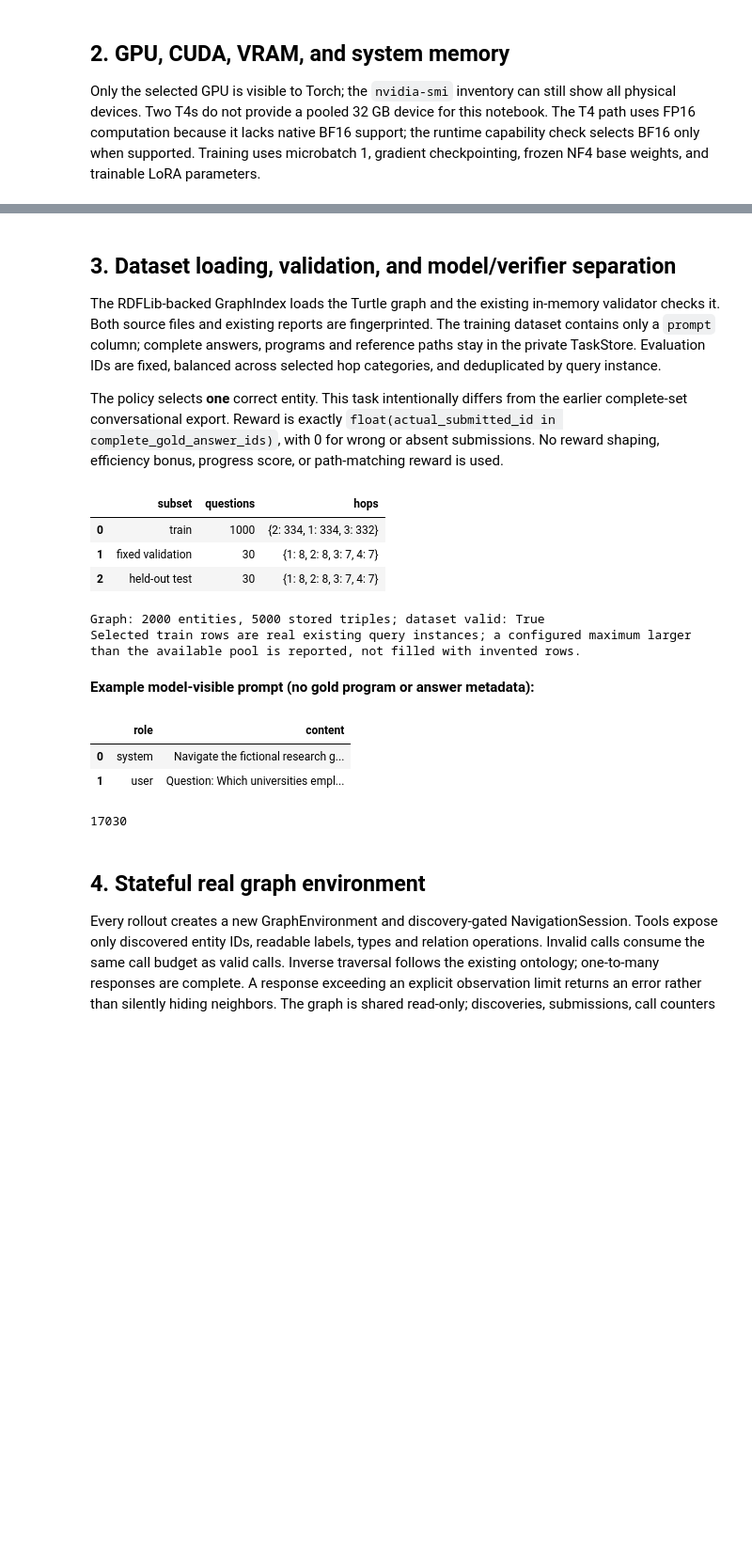
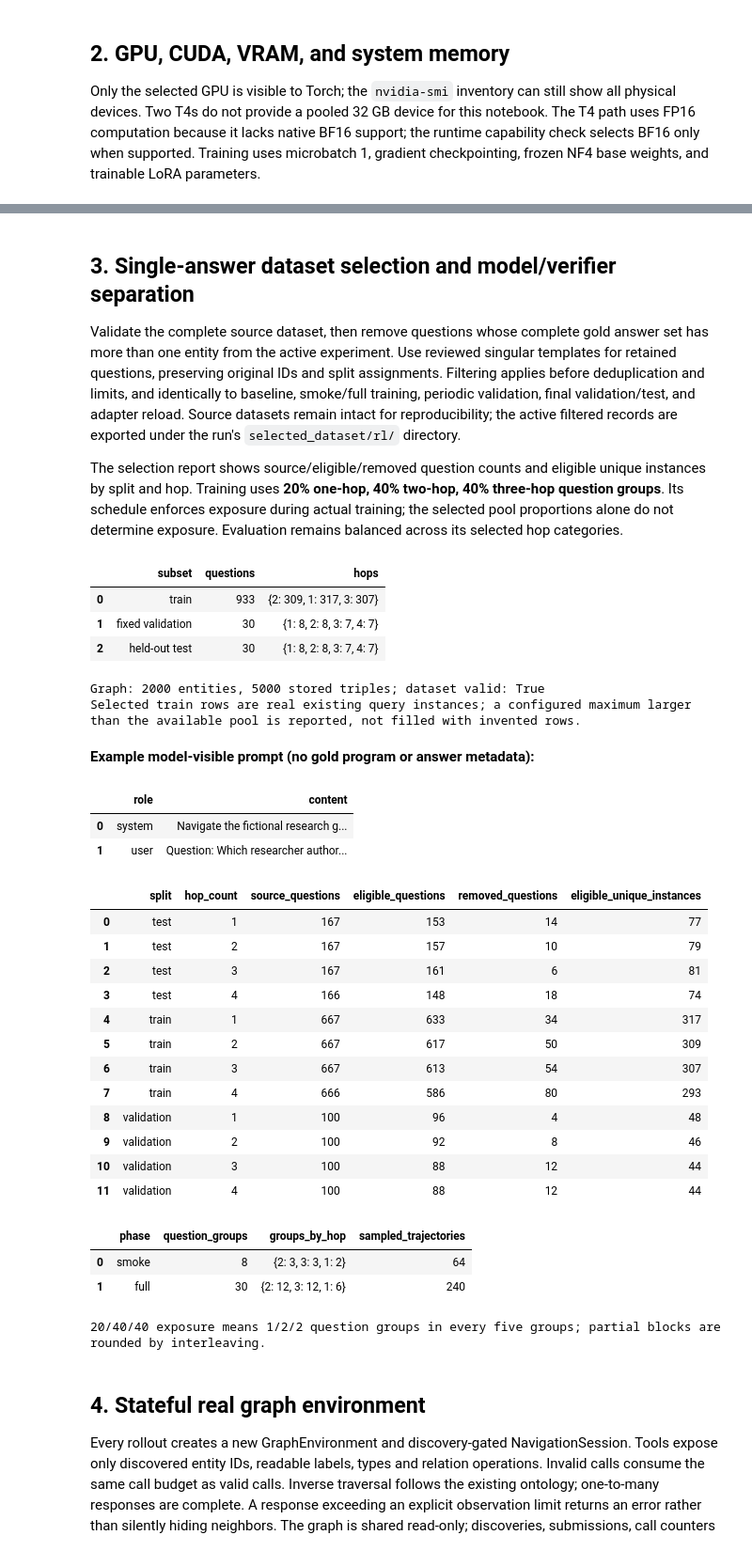
Before and after one commit to AlirezaAK2000/kg-navigation-rlvr, a Jupyter notebook: notebooks/02_grpo_training_kaggle.ipynb, the cells around one changed output, grey strips where cells are left out. Shown at 94% size. Saved outputs shown, nothing was run; the diff lists cells and outputs as text; code cells hidden in the pictures; blank space fills up the shorter version.

```diff
--- a/notebooks/02_grpo_training_kaggle.ipynb
+++ b/notebooks/02_grpo_training_kaggle.ipynb
@@ -61,12 +61,14 @@ INSPECT_EXAMPLES = 3           # display stored episodes, without extra inferenc
 INSPECT_OFFSET = 0             # choose another consecutive slice; same indices for base/trained validation
 RUN_SMOKE_TEST = True
 RUN_FULL_TRAINING = False
-RUN_NAME = "kg_grpo_seed41"
+RUN_NAME = "kg_grpo_seed41_v2"
 SELECTED_GPU = "0"  # expose one device BEFORE importing torch
 
 MODEL_NAME = "Qwen/Qwen3-1.7B"
 MODEL_REVISION_OVERRIDE = None  # immutable known revision selected below
-TRAIN_HOPS = [1, 2, 3]         # any nonempty combination of [1, 2, 3, 4] is supported
+TRAIN_HOPS = [1, 2, 3]
+TRAIN_HOP_EXPOSURE = {1: 0.2, 2: 0.4, 3: 0.4}  # proportions of actual sampled question groups
+SINGLE_ANSWER_ONLY = True     # excludes multi-answer queries from every model phase
 EVAL_HOPS = [1, 2, 3, 4]
 MAX_TRAIN_EXAMPLES = 1000       # limit, not a request to invent additional rows
 BASELINE_EVAL_SIZE = 30
@@ -74,9 +76,9 @@ TEST_EVAL_SIZE = 30
 RELOAD_EVAL_SIZE = 3
 SEED = 41
 
-NUM_GENERATIONS = 4
+NUM_GENERATIONS = 8
 LORA_R, LORA_ALPHA = 8, 16
-GRADIENT_ACCUMULATION_STEPS = 4
+GRADIENT_ACCUMULATION_STEPS = 8
 LEARNING_RATE = 5e-6
 MAX_TOOL_CALLS = 12           # four discovery/traversal pairs + submission need 9 calls
 MAX_TURN_TOKENS = 128
@@ -85,7 +87,7 @@ MAX_PROMPT_TOKENS = 1024
 MAX_CONTEXT_TOKENS = 3072
 MAX_NEIGHBORS_PER_RESPONSE = 16
 MAX_OBSERVATION_CHARS = 4000
-SMOKE_TEST_STEPS = 8         # 8 groups / 32 sampled episodes with the default G=4, accumulation=4
+SMOKE_TEST_STEPS = 8         # 8 groups / 64 sampled episodes with the default G=8, accumulation=8
 INITIAL_TRAINING_STEPS = 30
 SAVE_STEPS = 10
 EVALUATE_EVERY_STEPS = 1        # validation after every optimizer step in smoke/full; 0 disables
@@ -152,6 +154,8 @@ if NUM_GENERATIONS < 2:
     raise ValueError("GRPO requires at least two generations per prompt")
 if set(TRAIN_HOPS) - {1,2,3,4} or not TRAIN_HOPS or set(EVAL_HOPS) - {1,2,3,4} or not EVAL_HOPS:
     raise ValueError("Choose hop categories from 1, 2, 3, 4")
+if set(TRAIN_HOP_EXPOSURE) != set(TRAIN_HOPS):
+    raise ValueError("TRAIN_HOP_EXPOSURE must specify every selected TRAIN_HOPS category")
 if EVALUATE_EVERY_STEPS < 0 or PERIODIC_EVAL_SIZE < 1:
     raise ValueError("Evaluation interval must be nonnegative and periodic evaluation size positive")
 sys.path.insert(0, str(PROJECT_ROOT / "src"))
@@ -288,36 +292,56 @@ nvidia-smi unavailable on this machine
 <torch._C.Generator at 0x...>
 # %% [markdown]
 <a id="data"></a>
-## 3. Dataset loading, validation, and model/verifier separation
+## 3. Single-answer dataset selection and model/verifier separation
 
-The RDFLib-backed GraphIndex loads the Turtle graph and the existing in-memory validator checks it. Both source files and existing reports are fingerprinted. The training dataset contains only a `prompt` column; complete answers, programs and reference paths stay in the private TaskStore. Evaluation IDs are fixed, balanced across selected hop categories, and deduplicated by query instance.
+Validate the complete source dataset, then remove questions whose complete gold answer set has more than one entity from the active experiment. Use reviewed singular templates for retained questions, preserving original IDs and split assignments. Filtering applies before deduplication and limits, and identically to baseline, smoke/full training, periodic validation, final validation/test, and adapter reload. Source datasets remain intact for reproducibility; the active filtered records are exported under the run's `selected_dataset/rl/` directory.
 
-The policy selects **one** correct entity. This task intentionally differs from the earlier complete-set conversational export. Reward is exactly `float(actual_submitted_id in complete_gold_answer_ids)`, with 0 for wrong or absent submissions. No reward shaping, efficiency bonus, progress score, or path-matching reward is used.
+The selection report shows source/eligible/removed question counts and eligible unique instances by split and hop. Training uses **20% one-hop, 40% two-hop, 40% three-hop question groups**. Its schedule enforces exposure during actual training; the selected pool proportions alone do not determine exposure. Evaluation remains balanced across its selected hop categories.
 # %%
 from collections import Counter
 from dataclasses import asdict
+from kg_rlvr.training.sampling import exposure_schedule
 INPUT_SHA256 = fingerprint_inputs(DATA_ROOT)
-graph, store, dataset_validation = load_tasks(DATA_ROOT, max_tool_calls=MAX_TOOL_CALLS, validate=True)
+graph, store, dataset_validation = load_tasks(DATA_ROOT, max_tool_calls=MAX_TOOL_CALLS, validate=True, single_answer_only=SINGLE_ANSWER_ONLY)
 train_ids = store.select("train", TRAIN_HOPS, MAX_TRAIN_EXAMPLES, SEED, unique_instances=True)
 validation_ids = store.select("validation", EVAL_HOPS, BASELINE_EVAL_SIZE, SEED + 1, unique_instances=True, balanced=True)
 test_ids = store.select("test", EVAL_HOPS, TEST_EVAL_SIZE, SEED + 2, unique_instances=True, balanced=True) if TEST_EVAL_SIZE else []
 assert not set(train_ids) & set(validation_ids)
 assert not set(train_ids) & set(test_ids)
 display(pd.DataFrame([{"subset": label, "questions": len(ids), "hops": dict(Counter(store.record(qid)["hop_count"] for qid in ids))}
                       for label, ids in [("train", train_ids), ("fixed validation", validation_ids), ("held-out test", test_ids)]]))
 print(f"Graph: {len(graph.entities)} entities, {len(graph.triples)} stored triples; dataset valid: {dataset_validation['valid']}")
 print("Selected train rows are real existing query instances; a configured maximum larger than the available pool is reported, not filled with invented rows.")
 display(Markdown("**Example model-visible prompt (no gold program or answer metadata):**"))
 display(pd.DataFrame(store.prompt(train_ids[0])))
 private_probe = store.record(train_ids[0])
 private_probe.update(answer_ids=["VERIFIER_PRIVATE_SENTINEL"], gold_entity_paths=[["VERIFIER_PRIVATE_SENTINEL"]], relation_path=["VERIFIER_PRIVATE_SENTINEL"])
-assert public_prompt(graph, private_probe, MAX_TOOL_CALLS) == store.prompt(train_ids[0])
+assert public_prompt(graph, private_probe, MAX_TOOL_CALLS, SINGLE_ANSWER_ONLY) == store.prompt(train_ids[0])
 assert "VERIFIER_PRIVATE_SENTINEL" not in json.dumps(store.prompt(train_ids[0]))
 fixed_selection = {"train_ids": train_ids, "validation_ids": validation_ids, "test_ids": test_ids}
 (RUN_ROOT / "fixed_task_ids.json").write_text(json.dumps(fixed_selection, indent=2) + "\n")
+# Filtering precedes deduplication and example caps. Preserve original split/IDs.
+display(pd.DataFrame(store.selection_statistics))
+(RUN_ROOT / "question_selection.json").write_text(json.dumps(store.selection_statistics, indent=2) + "\n")
+for split in ["train", "validation", "test"]:
+    eligible = store.select(split, [1, 2, 3, 4], seed=SEED, unique_instances=False)
+    if SINGLE_ANSWER_ONLY:
+        assert all(len(store.record(qid)["answer_ids"]) == 1 for qid in eligible)
+    export_dir = RUN_ROOT / "selected_dataset" / "rl"
+    export_dir.mkdir(parents=True, exist_ok=True)
+    (export_dir / f"{split}.jsonl").write_text("".join(json.dumps(store.record(qid)) + "\n" for qid in eligible))
+exposure_preview = []
+for phase, steps in [("smoke", SMOKE_TEST_STEPS), ("full", INITIAL_TRAINING_STEPS)]:
+    planned = exposure_schedule(store, train_ids, steps * (GRADIENT_ACCUMULATION_STEPS // NUM_GENERATIONS), TRAIN_HOP_EXPOSURE, SEED)
+    exposure_preview.append({"phase": phase, "question_groups": len(planned),
+        "groups_by_hop": dict(Counter(store.record(qid)["hop_count"] for qid in planned)),
+        "sampled_trajectories": len(planned) * NUM_GENERATIONS})
+display(pd.DataFrame(exposure_preview))
+(RUN_ROOT / "training_exposure_preview.json").write_text(json.dumps(exposure_preview, indent=2) + "\n")
+print("20/40/40 exposure means 1/2/2 question groups in every five groups; partial blocks are rounded by interleaving.")
 # %% [output]
 |  | subset | questions | hops |
-| 0 | train | 1000 | {2: 334, 1: 334, 3: 332} |
+| 0 | train | 933 | {2: 309, 1: 317, 3: 307} |
 | 1 | fixed validation | 30 | {1: 8, 2: 8, 3: 7, 4: 7} |
 | 2 | held-out test | 30 | {1: 8, 2: 8, 3: 7, 4: 7} |
 Graph: 2000 entities, 5000 stored triples; dataset valid: True
@@ -325,8 +349,24 @@ Selected train rows are real existing query instances; a configured maximum larg
 **Example model-visible prompt (no gold program or answer metadata):**
 |  | role | content |
 | 0 | system | Navigate the fictional research g... |
-| 1 | user | Question: Which universities empl... |
+| 1 | user | Question: Which researcher author... |
+|  | split | hop_count | source_questions | eligible_questions | removed_questions | eligible_unique_instances |
+| 0 | test | 1 | 167 | 153 | 14 | 77 |
+| 1 | test | 2 | 167 | 157 | 10 | 79 |
+| 2 | test | 3 | 167 | 161 | 6 | 81 |
+| 3 | test | 4 | 166 | 148 | 18 | 74 |
+| 4 | train | 1 | 667 | 633 | 34 | 317 |
+| 5 | train | 2 | 667 | 617 | 50 | 309 |
+| 6 | train | 3 | 667 | 613 | 54 | 307 |
+| 7 | train | 4 | 666 | 586 | 80 | 293 |
+| 8 | validation | 1 | 100 | 96 | 4 | 48 |
+| 9 | validation | 2 | 100 | 92 | 8 | 46 |
+| 10 | validation | 3 | 100 | 88 | 12 | 44 |
+| 11 | validation | 4 | 100 | 88 | 12 | 44 |
+|  | phase | question_groups | groups_by_hop | sampled_trajectories |
+| 0 | smoke | 8 | {2: 3, 3: 3, 1: 2} | 64 |
+| 1 | full | 30 | {2: 12, 3: 12, 1: 6} | 240 |
-17030
+20/40/40 exposure means 1/2/2 question groups in every five groups; partial blocks are rounded by interleaving.
 # %% [markdown]
 <a id="tools"></a>
 ## 4. Stateful real graph environment
```
Also changed, not shown: parts of 14 cells of this notebook, 17 other files.
